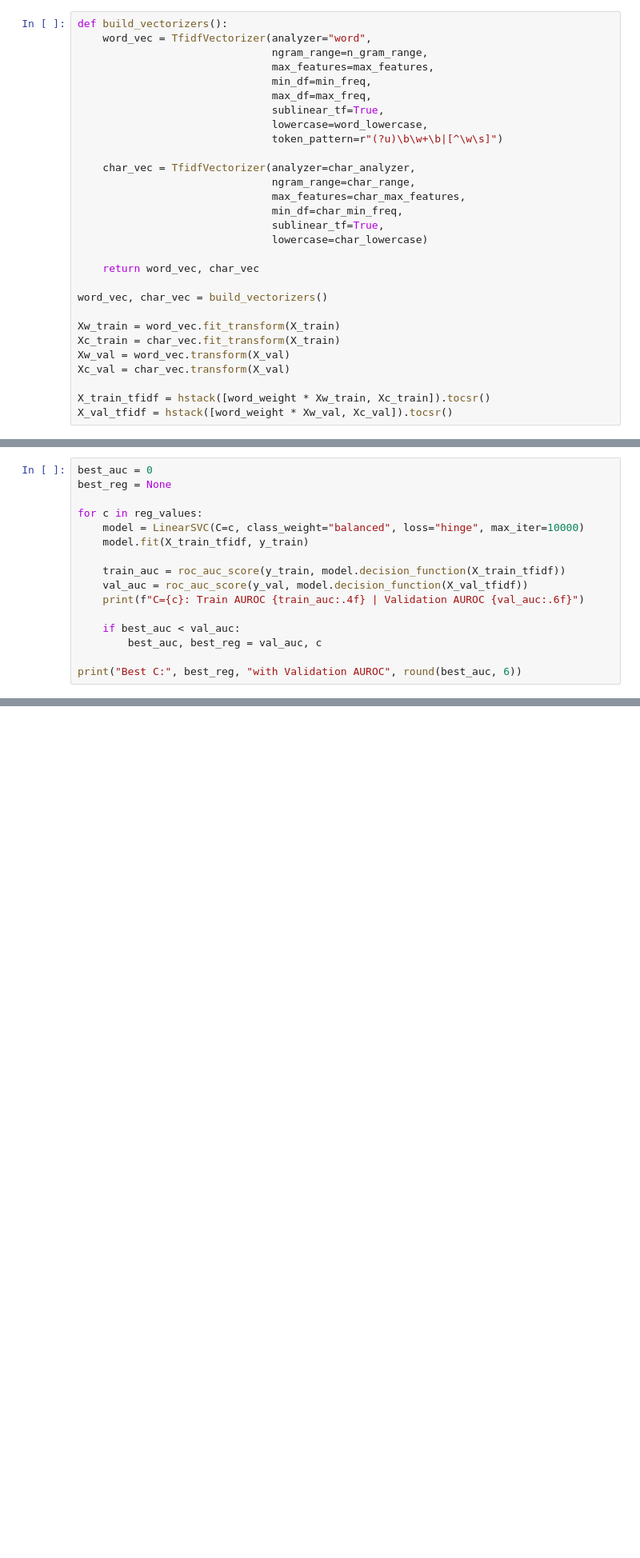
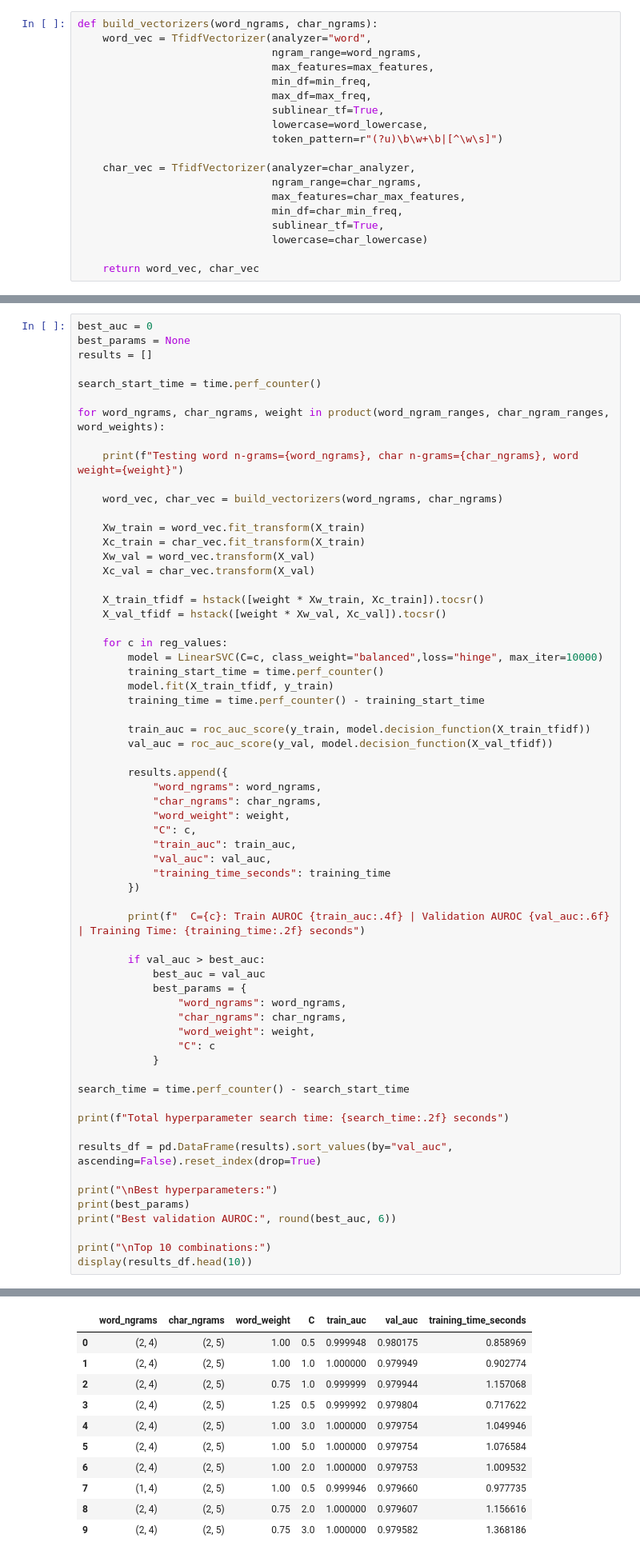
Before and after one commit to usmanali-arshi/human-or-ai-submissions-group2, a Jupyter notebook: zz977_submission.ipynb, the cells around one changed output, grey strips where cells are left out. Shown at 80% size. Saved outputs shown, nothing was run; the diff lists cells and outputs as text; blank space fills up the shorter version.

Commit message:
Added code to select the best hyperparameters

```diff
--- a/zz977_submission.ipynb
+++ b/zz977_submission.ipynb
@@ -51,9 +51,9 @@ X_train, X_val, y_train, y_val = train_test_split(X, y, test_size=test_split, ra
 # %% [markdown]
 **4. Convert the text to word and character level TF-IDF features**
 # %%
-def build_vectorizers():
+def build_vectorizers(word_ngrams, char_ngrams):
     word_vec = TfidfVectorizer(analyzer="word",
-                               ngram_range=n_gram_range,
+                               ngram_range=word_ngrams,
                                max_features=max_features,
                                min_df=min_freq,
                                max_df=max_freq,
@@ -62,21 +62,11 @@ def build_vectorizers():
                                token_pattern=r"(?u)\b\w+\b|[^\w\s]")
 
     char_vec = TfidfVectorizer(analyzer=char_analyzer,
-                               ngram_range=char_range,
+                               ngram_range=char_ngrams,
                                max_features=char_max_features,
                                min_df=char_min_freq,
                                sublinear_tf=True,
                                lowercase=char_lowercase)
 
     return word_vec, char_vec
-
-word_vec, char_vec = build_vectorizers()
-
-Xw_train = word_vec.fit_transform(X_train)
-Xc_train = char_vec.fit_transform(X_train)
-Xw_val = word_vec.transform(X_val)
-Xc_val = char_vec.transform(X_val)
-
-X_train_tfidf = hstack([word_weight * Xw_train, Xc_train]).tocsr()
-X_val_tfidf = hstack([word_weight * Xw_val, Xc_val]).tocsr()
 # %% [markdown]
@@ -84,17 +74,64 @@ X_val_tfidf = hstack([word_weight * Xw_val, Xc_val]).tocsr()
 # %%
 best_auc = 0
-best_reg = None
+best_params = None
+results = []
 
-for c in reg_values:
-    model = LinearSVC(C=c, class_weight="balanced", loss="hinge", max_iter=10000)
-    model.fit(X_train_tfidf, y_train)
+search_start_time = time.perf_counter()
 
-    train_auc = roc_auc_score(y_train, model.decision_function(X_train_tfidf))
-    val_auc = roc_auc_score(y_val, model.decision_function(X_val_tfidf))
-    print(f"C={c}: Train AUROC {train_auc:.4f} | Validation AUROC {val_auc:.6f}")
+for word_ngrams, char_ngrams, weight in product(word_ngram_ranges, char_ngram_ranges, word_weights):
 
-    if best_auc < val_auc:
-        best_auc, best_reg = val_auc, c
+    print(f"Testing word n-grams={word_ngrams}, char n-grams={char_ngrams}, word weight={weight}")
 
-print("Best C:", best_reg, "with Validation AUROC", round(best_auc, 6))
+    word_vec, char_vec = build_vectorizers(word_ngrams, char_ngrams)
+
+    Xw_train = word_vec.fit_transform(X_train)
+    Xc_train = char_vec.fit_transform(X_train)
+    Xw_val = word_vec.transform(X_val)
+    Xc_val = char_vec.transform(X_val)
+
+    X_train_tfidf = hstack([weight * Xw_train, Xc_train]).tocsr()
+    X_val_tfidf = hstack([weight * Xw_val, Xc_val]).tocsr()
+
+    for c in reg_values:
+        model = LinearSVC(C=c, class_weight="balanced",loss="hinge", max_iter=10000)
+        training_start_time = time.perf_counter()
+        model.fit(X_train_tfidf, y_train)
+        training_time = time.perf_counter() - training_start_time
+
+        train_auc = roc_auc_score(y_train, model.decision_function(X_train_tfidf))
+        val_auc = roc_auc_score(y_val, model.decision_function(X_val_tfidf))
+
+        results.append({
+            "word_ngrams": word_ngrams,
+            "char_ngrams": char_ngrams,
+            "word_weight": weight,
+            "C": c,
+            "train_auc": train_auc,
+            "val_auc": val_auc,
+            "training_time_seconds": training_time
+        })
+
+        print(f"  C={c}: Train AUROC {train_auc:.4f} | Validation AUROC {val_auc:.6f} | Training Time: {training_time:.2f} seconds")
+
+        if val_auc > best_auc:
+            best_auc = val_auc
+            best_params = {
+                "word_ngrams": word_ngrams,
+                "char_ngrams": char_ngrams,
+                "word_weight": weight,
+                "C": c
+            }
+
+search_time = time.perf_counter() - search_start_time
+
+print(f"Total hyperparameter search time: {search_time:.2f} seconds")
+
+results_df = pd.DataFrame(results).sort_values(by="val_auc", ascending=False).reset_index(drop=True)
+
+print("\nBest hyperparameters:")
+print(best_params)
+print("Best validation AUROC:", round(best_auc, 6))
+
+print("\nTop 10 combinations:")
+display(results_df.head(10))
 # %% [output]
@@ -114,3 +155,14 @@ Best C: 0.5 with Validation AUROC 0.979804
+|  | word_ngrams | char_ngrams | word_weight | C | train_auc | val_auc | training_time_seconds |
+| 0 | (2, 4) | (2, 5) | 1.00 | 0.5 | 0.999948 | 0.980175 | 0.858969 |
+| 1 | (2, 4) | (2, 5) | 1.00 | 1.0 | 1.000000 | 0.979949 | 0.902774 |
+| 2 | (2, 4) | (2, 5) | 0.75 | 1.0 | 0.999999 | 0.979944 | 1.157068 |
+| 3 | (2, 4) | (2, 5) | 1.25 | 0.5 | 0.999992 | 0.979804 | 0.717622 |
+| 4 | (2, 4) | (2, 5) | 1.00 | 3.0 | 1.000000 | 0.979754 | 1.049946 |
+| 5 | (2, 4) | (2, 5) | 1.00 | 5.0 | 1.000000 | 0.979754 | 1.076584 |
+| 6 | (2, 4) | (2, 5) | 1.00 | 2.0 | 1.000000 | 0.979753 | 1.009532 |
+| 7 | (1, 4) | (2, 5) | 1.00 | 0.5 | 0.999946 | 0.979660 | 0.977735 |
+| 8 | (2, 4) | (2, 5) | 0.75 | 2.0 | 1.000000 | 0.979607 | 1.156616 |
+| 9 | (2, 4) | (2, 5) | 0.75 | 3.0 | 1.000000 | 0.979582 | 1.368186 |
 # %% [markdown]
 **6. Train final model**
 # %%
```
Also changed, not shown: parts of 6 cells of this notebook.
